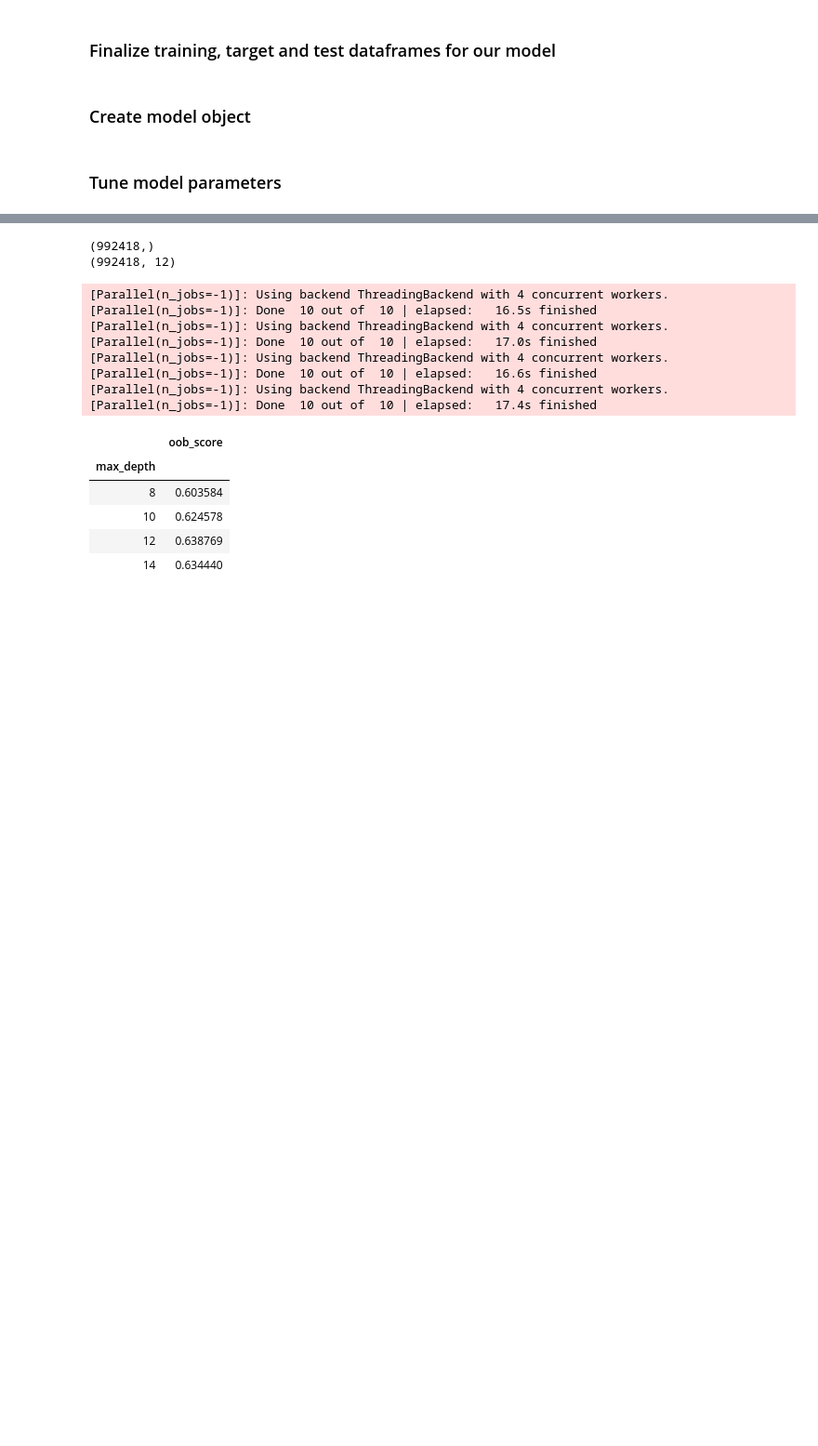
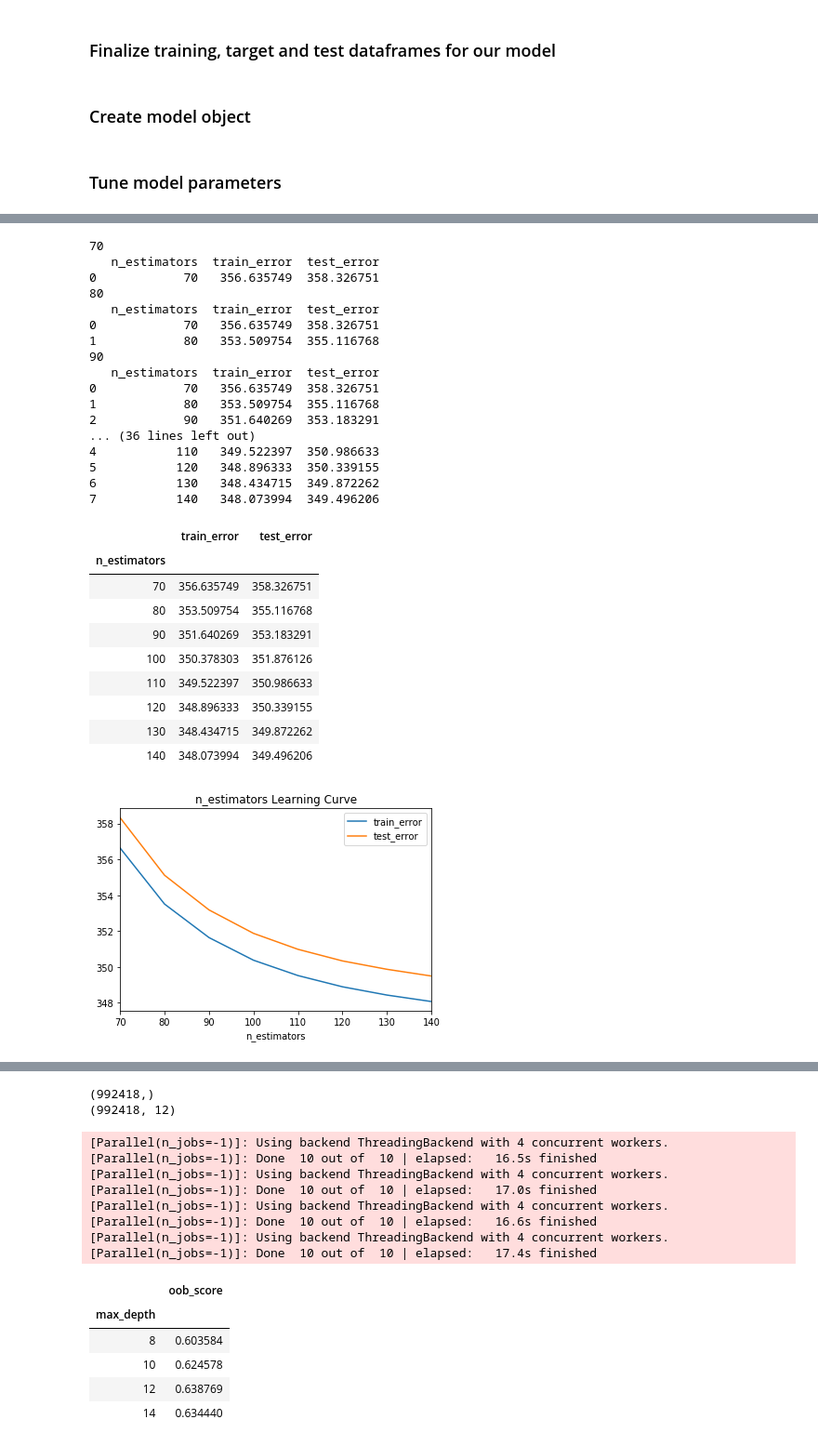
Before and after one commit to kirahman2/salarypredictionportfolio, a Jupyter notebook: Salary Prediction Notebook.ipynb, the cells around one changed output, grey strips where cells are left out. Shown at 93% size. Drawn from its saved outputs; the diff is of its cells as text; code cells hidden in the pictures; blank space fills up the shorter version.

```diff
--- a/Salary Prediction Notebook.ipynb
+++ b/Salary Prediction Notebook.ipynb
@@ -342,0 +480,49 @@ result_final
+# %%
+# COMPLETE
+# best n_estimators=[110,111,112]
+# Just beat 340
+results = []
+list_values = range(70,150,10)
+hyperp = 'n_estimators'                                           ###
+for val in list_values:
+    gbr = GradientBoostingRegressor(n_estimators=val, verbose=False, random_state=42) ###
+    gbr.fit(X_train, y_train)
+    results.append(
+    {'n_estimators': val,                                        ###
+     'train_error': mean_squared_error(y_train, gbr.predict(X_train)),
+     'test_error': mean_squared_error(y_test, gbr.predict(X_test)),
+    })
+    print(val)
+    print(pd.DataFrame(results))
+result_final = pd.DataFrame(results).set_index(hyperp).sort_index()
+result_final.plot(title=hyperp + ' Learning Curve')
+result_final
+# %% [output]
+70
+   n_estimators  train_error  test_error
+0            70   356.635749  358.326751
+80
+   n_estimators  train_error  test_error
+0            70   356.635749  358.326751
+1            80   353.509754  355.116768
+90
+   n_estimators  train_error  test_error
+0            70   356.635749  358.326751
+1            80   353.509754  355.116768
+2            90   351.640269  353.183291
+... (36 lines left out)
+4           110   349.522397  350.986633
+5           120   348.896333  350.339155
+6           130   348.434715  349.872262
+7           140   348.073994  349.496206
+|  | train_error | test_error |
+| n_estimators |  |  |
+| 70 | 356.635749 | 358.326751 |
+| 80 | 353.509754 | 355.116768 |
+| 90 | 351.640269 | 353.183291 |
+| 100 | 350.378303 | 351.876126 |
+| 110 | 349.522397 | 350.986633 |
+| 120 | 348.896333 | 350.339155 |
+| 130 | 348.434715 | 349.872262 |
+| 140 | 348.073994 | 349.496206 |
+[figure, added]
```
Also changed, not shown: parts of 24 cells of this notebook.
